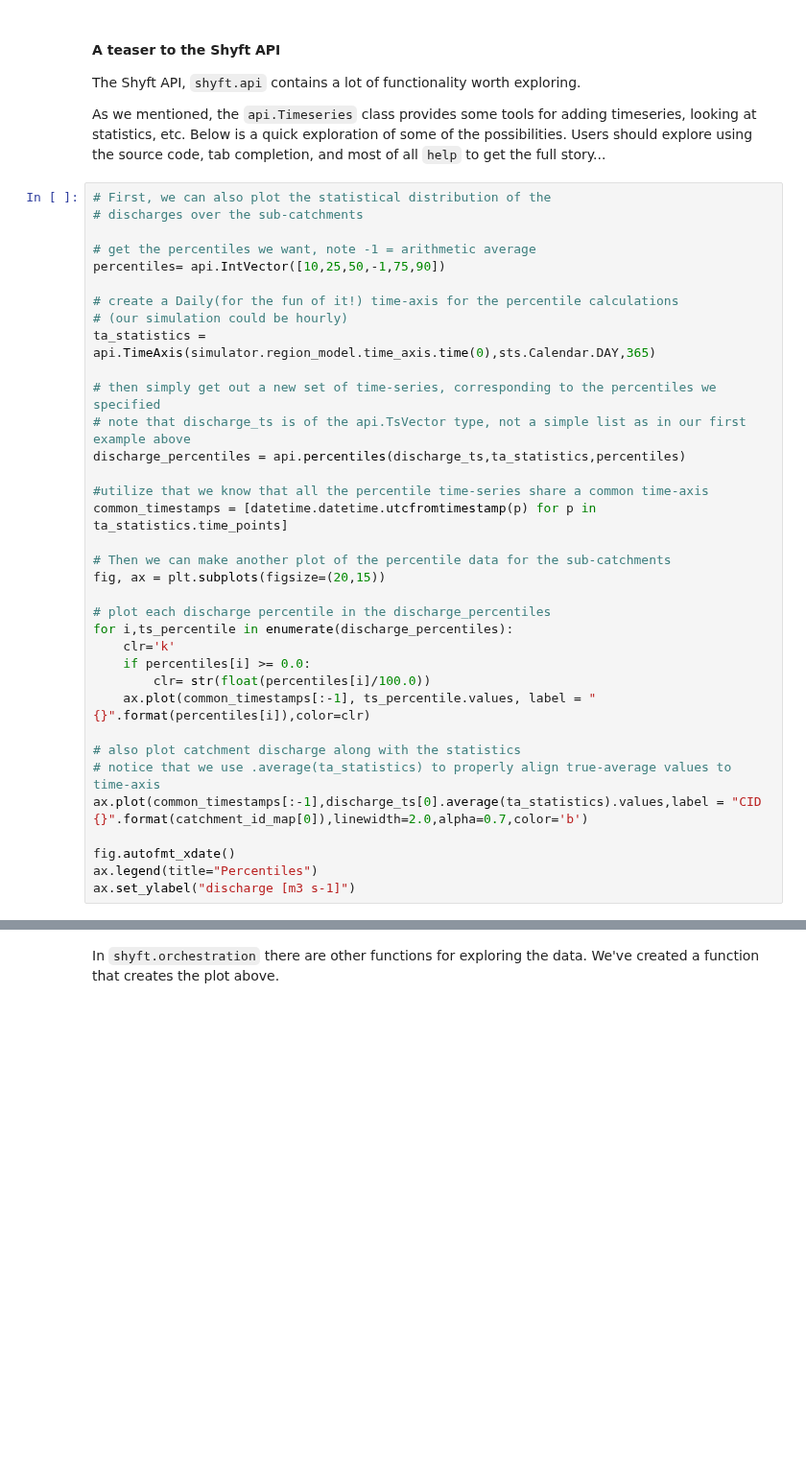
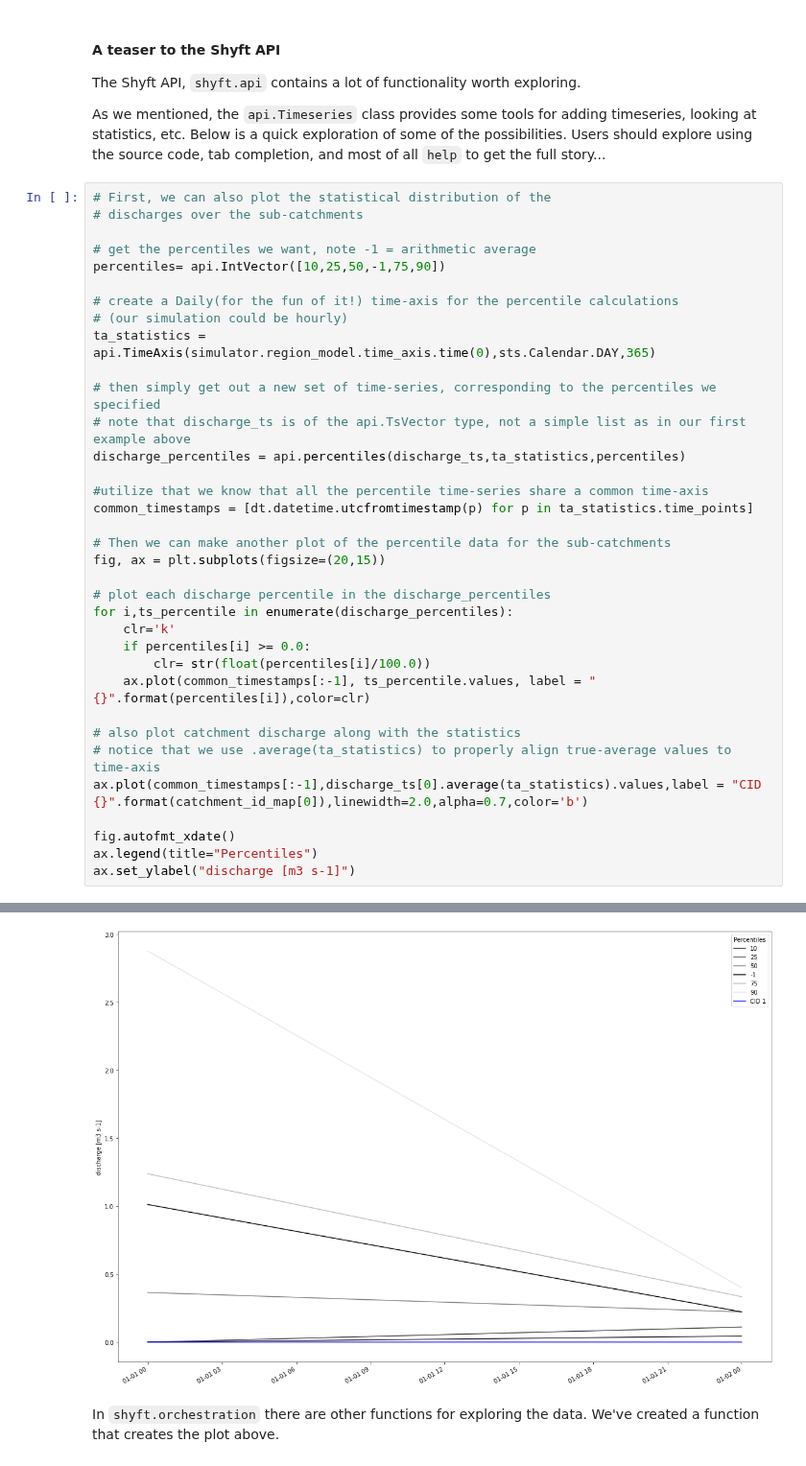
Before and after one commit to jacobqs/MST-Himalaya, a Jupyter notebook: shyft_workspace_copy/shyft_workspace/shyft-doc/public/notebooks/budhi_gandaki/run_budhi_gandaki.ipynb, the cells around one changed output, grey strips where cells are left out. Shown at 96% size. Cells and saved outputs as stored; diff of their text form; blank space fills up the shorter version.

```diff
--- a/shyft_workspace_copy/shyft_workspace/shyft-doc/public/notebooks/budhi_gandaki/run_budhi_gandaki.ipynb
+++ b/shyft_workspace_copy/shyft_workspace/shyft-doc/public/notebooks/budhi_gandaki/run_budhi_gandaki.ipynb
@@ -1828,7 +351,7 @@ ta_statistics = api.TimeAxis(simulator.region_model.time_axis.time(0),sts.Calend
 discharge_percentiles = api.percentiles(discharge_ts,ta_statistics,percentiles)
 
 #utilize that we know that all the percentile time-series share a common time-axis
-common_timestamps = [datetime.datetime.utcfromtimestamp(p) for p in ta_statistics.time_points]
+common_timestamps = [dt.datetime.utcfromtimestamp(p) for p in ta_statistics.time_points]
 
 # Then we can make another plot of the percentile data for the sub-catchments
 fig, ax = plt.subplots(figsize=(20,15))
@@ -1847,3 +370,4 @@ ax.plot(common_timestamps[:-1],discharge_ts[0].average(ta_statistics).values,lab
 fig.autofmt_xdate()
 ax.legend(title="Percentiles")
 ax.set_ylabel("discharge [m3 s-1]")
+# %% [output]
@@ -1850,3 +375,4 @@ ax.set_ylabel("discharge [m3 s-1]")
+[figure, added]
 # %% [markdown]
 In `shyft.orchestration` there are other functions for exploring the data. We've created a function that creates the plot above.
 # %%
```
Also changed, not shown: parts of 43 cells of this notebook, 4 other files.
